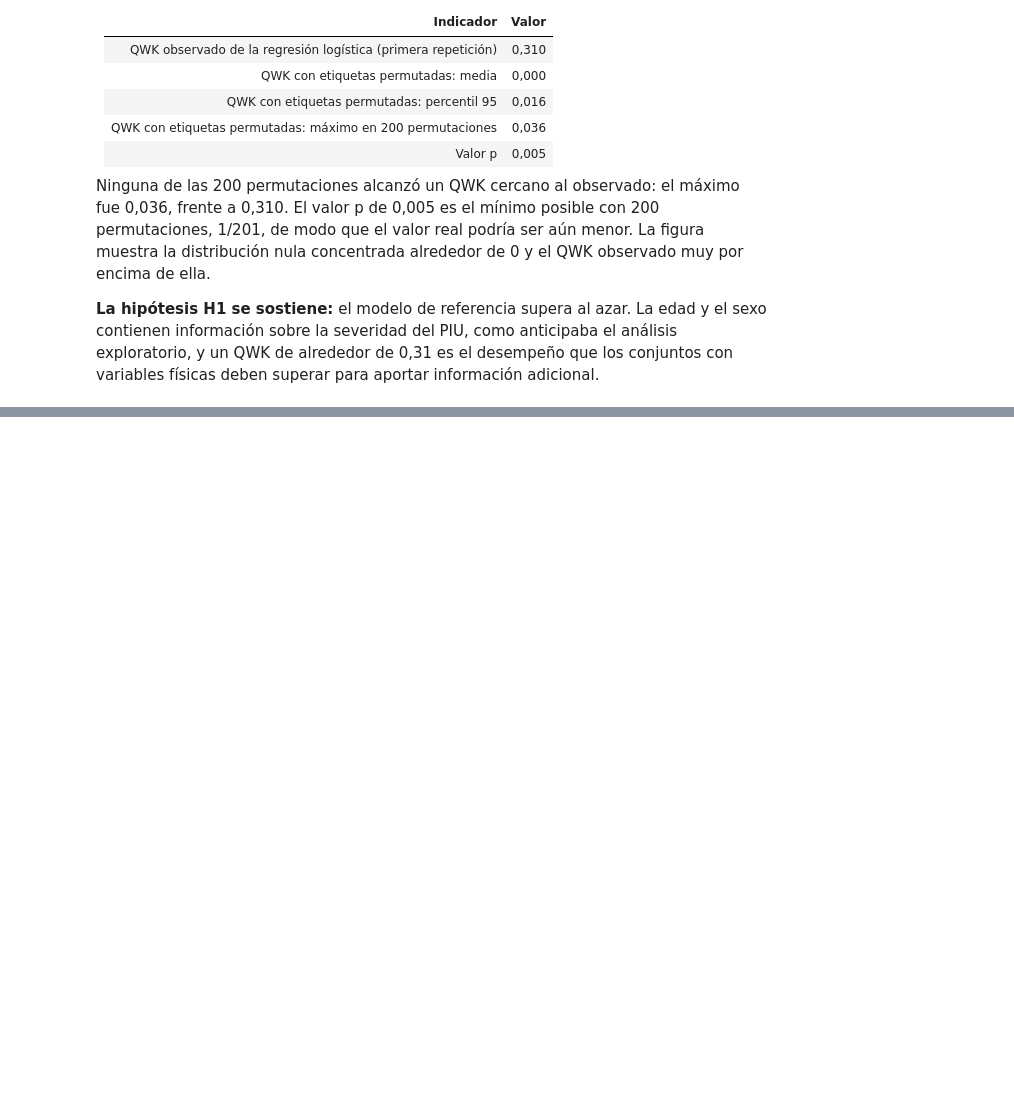
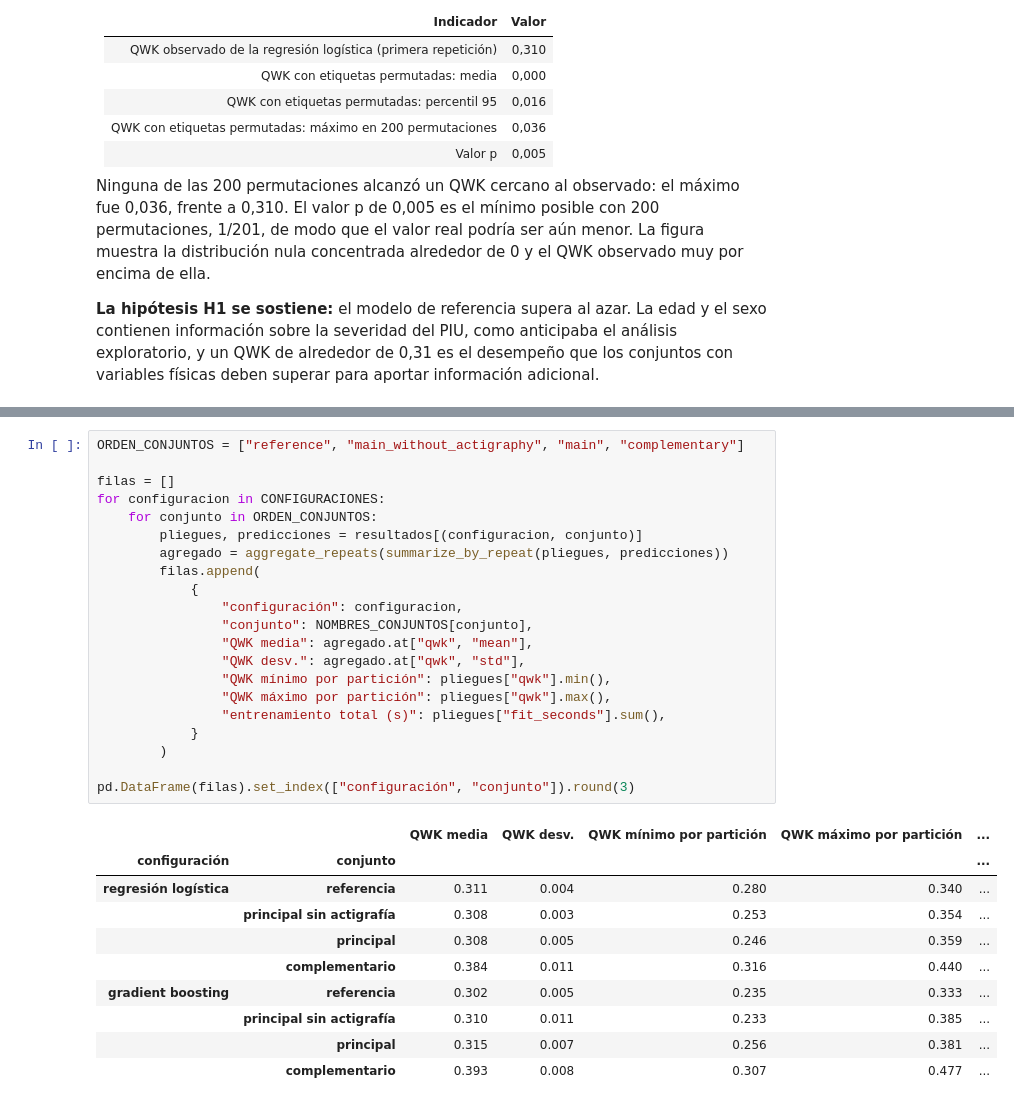
Before and after one commit to juanestebancg2806/piu-severity-prediction, a Jupyter notebook: notebooks/02_experimentos_iniciales.ipynb, the cells around one changed output, grey strips where cells are left out. Saved outputs shown, nothing was run; the diff lists cells and outputs as text; blank space fills up the shorter version.

```diff
--- a/notebooks/02_experimentos_iniciales.ipynb
+++ b/notebooks/02_experimentos_iniciales.ipynb
@@ -635,0 +671,32 @@ Ninguna de las 200 permutaciones alcanzó un QWK cercano al observado: el máxim
+# %%
+ORDEN_CONJUNTOS = ["reference", "main_without_actigraphy", "main", "complementary"]
+
+filas = []
+for configuracion in CONFIGURACIONES:
+    for conjunto in ORDEN_CONJUNTOS:
+        pliegues, predicciones = resultados[(configuracion, conjunto)]
+        agregado = aggregate_repeats(summarize_by_repeat(pliegues, predicciones))
+        filas.append(
+            {
+                "configuración": configuracion,
+                "conjunto": NOMBRES_CONJUNTOS[conjunto],
+                "QWK media": agregado.at["qwk", "mean"],
+                "QWK desv.": agregado.at["qwk", "std"],
+                "QWK mínimo por partición": pliegues["qwk"].min(),
+                "QWK máximo por partición": pliegues["qwk"].max(),
+                "entrenamiento total (s)": pliegues["fit_seconds"].sum(),
+            }
+        )
+
+pd.DataFrame(filas).set_index(["configuración", "conjunto"]).round(3)
+# %% [output]
+|  |  | QWK media | QWK desv. | QWK mínimo por partición | QWK máximo por partición | ... |
+| configuración | conjunto |  |  |  |  | ... |
+| regresión logística | referencia | 0.311 | 0.004 | 0.280 | 0.340 | ... |
+|  | principal sin actigrafía | 0.308 | 0.003 | 0.253 | 0.354 | ... |
+|  | principal | 0.308 | 0.005 | 0.246 | 0.359 | ... |
+|  | complementario | 0.384 | 0.011 | 0.316 | 0.440 | ... |
+| gradient boosting | referencia | 0.302 | 0.005 | 0.235 | 0.333 | ... |
+|  | principal sin actigrafía | 0.310 | 0.011 | 0.233 | 0.385 | ... |
+|  | principal | 0.315 | 0.007 | 0.256 | 0.381 | ... |
+|  | complementario | 0.393 | 0.008 | 0.307 | 0.477 | ... |
```
Also changed, not shown: parts of 7 cells of this notebook, 1 other file.
